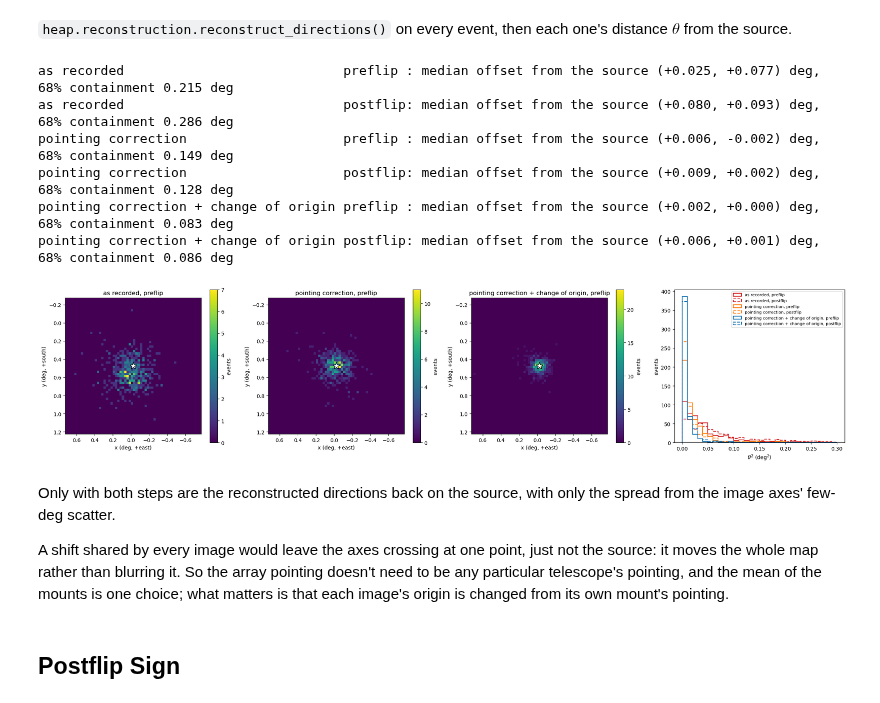
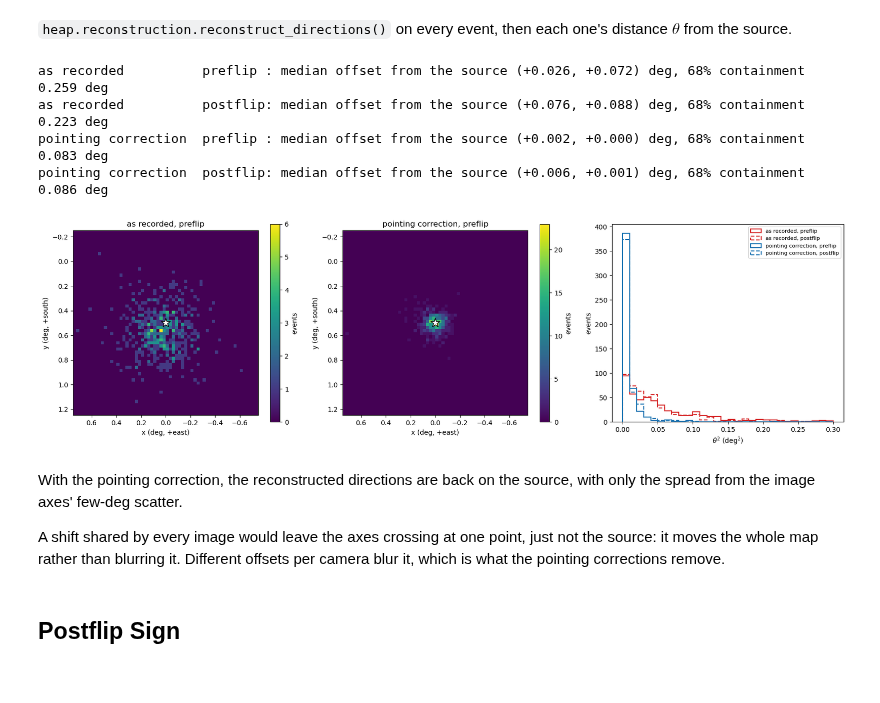
Before and after one commit to panoseti/PANOSETI-High-Energy-Analysis-Pipeline, a Jupyter notebook: example_notebooks/pointing_corrections.ipynb, the cells around one changed output. Cells and saved outputs as stored; diff of their text form; code cells hidden in the pictures.

```diff
--- a/example_notebooks/pointing_corrections.ipynb
+++ b/example_notebooks/pointing_corrections.ipynb
@@ -99,11 +80,10 @@ def simulate_images(rng):
         timestamps = np.sort(pd.Timestamp(start, tz="UTC").timestamp() + rng.uniform(0, 3600, N_SHOWERS))
         for tel in TELESCOPES:
             n = N_SHOWERS
-            source_xy = make_wcs(MOUNTS[tel][RUN_NAMES[side]]).wcs_world2pix(SOURCE.ra.deg, SOURCE.dec.deg, 1)
             r = rng.uniform(0.5, 2.0, n)
             psi = rng.uniform(0, 360, n)
-            x = source_xy[0] + r*np.cos(np.deg2rad(psi))
-            y = source_xy[1] + r*np.sin(np.deg2rad(psi))
+            x = SOURCE_XY[0] + r*np.cos(np.deg2rad(psi))
+            y = SOURCE_XY[1] + r*np.sin(np.deg2rad(psi))
             phi = psi + rng.normal(0, 3, n) # image axis through the source
 
             dx, dy = OFFSETS.get((DATE, tel, side), (0, 0))
@@ -164,9 +137,5 @@ telescope's mount pointing's offset from the run's array pointing:
 # %%
-shifts = []
-for label in ["pointing correction", "pointing correction + change of origin"]:
-    df = pd.concat(images[label].values())
-    shifts.append(df.groupby(["Telescope", "FlipSide"])[["x_shift", "y_shift"]].mean().round(3).add_prefix(f"{label}: "))
-shift = pd.concat(shifts, axis=1)
+shift = pd.concat(images["pointing correction"].values()).groupby(["Telescope", "FlipSide"])[["x_shift", "y_shift"]].mean().round(3)
 shift["config (dx, dy)"] = [OFFSETS.get((DATE, tel, side), (0, 0)) for tel, side in shift.index]
 shift
 # %% [output]
@@ -206,15 +175,11 @@ images, each toy image's axis is off by a few deg (`simulate_images()`), so an a
 # %%
 COLORS = {"Winter": "tab:blue", "Fern": "tab:orange", "Heli": "tab:green", "Gattini": "tab:red"}
-
-
-def source_xy(run):
-    return np.array(make_wcs(ARRAY_POINTINGS[run]).wcs_world2pix(SOURCE.ra.deg, SOURCE.dec.deg, 1))
 
 
 def plot_shower(ax, event, title):
     for _, tel in event.iterrows():
         ev.draw_hillas(ax, tel, COLORS[tel.Telescope], fill_alpha=0.3)
-    xy = source_xy(event.Run.iloc[0])
+    xy = SOURCE_XY
     ax.scatter(*xy, marker="*", facecolor="white", edgecolor="k", s=200, zorder=3, label="source")
     ax.set_xlim(xy[0] + 2.5, xy[0] - 2.5) # +x is east and +y south: reversed for east left, north up
     ax.set_ylim(xy[1] + 2.5, xy[1] - 2.5)
@@ -222,9 +187,9 @@ def plot_shower(ax, event, title):
     ax.set(xlabel="x (deg, +east)", ylabel="y (deg, +south)", title=title)
 
 
-fig, axs = plt.subplots(2, 3, figsize=(16, 11))
+fig, axs = plt.subplots(2, 2, figsize=(11, 11))
 for row, side in zip(axs, ["preflip", "postflip"]):
-    e = events["pointing correction + change of origin"]
+    e = events["pointing correction"]
     event = e[e.FlipSide == side].Event.iloc[0]
     for ax, (label, e) in zip(row, events.items()):
         plot_shower(ax, e[e.Event == event], f"{side}, {label}")
@@ -241,52 +206,49 @@ plt.tight_layout()
 def reconstruct(e):
     directions = reconstruct_directions(e)
     directions["FlipSide"] = directions.Event.map(e.groupby("Event").FlipSide.first())
-    xy = np.array([source_xy(run) for run in directions.Run])
-    directions["theta"] = np.hypot(directions.Xoffset - xy[:, 0], directions.Yoffset - xy[:, 1])
+    directions["theta"] = np.hypot(directions.Xoffset - SOURCE_XY[0], directions.Yoffset - SOURCE_XY[1])
     return directions
 
 
 directions = {label: reconstruct(e) for label, e in events.items()}
 # %%
 RANGE = 0.75 # deg from the source
-fig, axs = plt.subplots(1, 4, figsize=(22, 5))
+fig, axs = plt.subplots(1, 3, figsize=(17, 5))
 for ax, (label, d) in zip(axs, directions.items()):
-    d = d[d.FlipSide == "preflip"] # one run, so one source position
-    xy = source_xy(RUN_NAMES["preflip"])
+    d = d[d.FlipSide == "preflip"]
+    xy = SOURCE_XY
     h = ax.hist2d(d.Xoffset, d.Yoffset, bins=60, range=[[xy[0] - RANGE, xy[0] + RANGE], [xy[1] - RANGE, xy[1] + RANGE]], cmap="viridis")
     ax.scatter(*xy, marker="*", facecolor="white", edgecolor="k", s=200)
     ax.set_xlim(xy[0] + RANGE, xy[0] - RANGE)
     ax.set_ylim(xy[1] + RANGE, xy[1] - RANGE)
     ax.set_aspect("equal")
     ax.set(xlabel="x (deg, +east)", ylabel="y (deg, +south)", title=f"{label}, preflip")
     fig.colorbar(h[3], ax=ax, label="events")
 
 bins = np.linspace(0, 0.3, 31)
-for (label, d), color in zip(directions.items(), ["tab:red", "tab:orange", "tab:blue"]):
+for (label, d), color in zip(directions.items(), ["tab:red", "tab:blue"]):
     for side, ls in [("preflip", "-"), ("postflip", "--")]:
-        axs[3].hist(d[d.FlipSide == side].theta**2, bins=bins, histtype="step", ls=ls, lw=1.5, color=color, label=f"{label}, {side}")
-axs[3].set(xlabel=r"$\theta^2$ (deg$^2$)", ylabel="events")
-axs[3].legend(fontsize=8)
+        axs[2].hist(d[d.FlipSide == side].theta**2, bins=bins, histtype="step", ls=ls, lw=1.5, color=color, label=f"{label}, {side}")
+axs[2].set(xlabel=r"$\theta^2$ (deg$^2$)", ylabel="events")
+axs[2].legend(fontsize=8)
 plt.tight_layout()
 
 for label, d in directions.items():
     for side, g in d.groupby("FlipSide", sort=False):
-        print(f"{label:38s} {side:8s}: median offset from the source ({g.Xoffset.median() - source_xy(RUN_NAMES[side])[0]:+.3f}, "
-              f"{g.Yoffset.median() - source_xy(RUN_NAMES[side])[1]:+.3f}) deg, 68% containment {g.theta.quantile(0.68):.3f} deg")
+        print(f"{label:20s} {side:8s}: median offset from the source ({g.Xoffset.median() - SOURCE_XY[0]:+.3f}, "
+              f"{g.Yoffset.median() - SOURCE_XY[1]:+.3f}) deg, 68% containment {g.theta.quantile(0.68):.3f} deg")
 # %% [output]
-as recorded                            preflip : median offset from the source (+0.025, +0.077) deg, 68% containment 0.215 deg
-as recorded                            postflip: median offset from the source (+0.080, +0.093) deg, 68% containment 0.286 deg
-pointing correction                    preflip : median offset from the source (+0.006, -0.002) deg, 68% containment 0.149 deg
-pointing correction                    postflip: median offset from the source (+0.009, +0.002) deg, 68% containment 0.128 deg
-pointing correction + change of origin preflip : median offset from the source (+0.002, +0.000) deg, 68% containment 0.083 deg
-pointing correction + change of origin postflip: median offset from the source (+0.006, +0.001) deg, 68% containment 0.086 deg
+as recorded          preflip : median offset from the source (+0.026, +0.072) deg, 68% containment 0.259 deg
+as recorded          postflip: median offset from the source (+0.076, +0.088) deg, 68% containment 0.223 deg
+pointing correction  preflip : median offset from the source (+0.002, +0.000) deg, 68% containment 0.083 deg
+pointing correction  postflip: median offset from the source (+0.006, +0.001) deg, 68% containment 0.086 deg
-[figure, old version]
+[figure, new version]
 # %% [markdown]
-Only with both steps are the reconstructed directions back on the source, with only the spread from the image axes' few-deg scatter.
+With the pointing correction, the reconstructed directions are back on the source, with only the spread from the image axes'
+few-deg scatter.
 
 A shift shared by every image would leave the axes crossing at one point, just not the source: it moves the whole map rather than
-blurring it. So the array pointing doesn't need to be any particular telescope's pointing, and the mean of the mounts is one choice;
-what matters is that each image's origin is changed from its own mount's pointing.
+blurring it. Different offsets per camera blur it, which is what the pointing corrections remove.
 # %% [markdown]
 ## Postflip Sign
 # %% [markdown]
```
Also changed, not shown: parts of 16 cells of this notebook, 9 other files.
